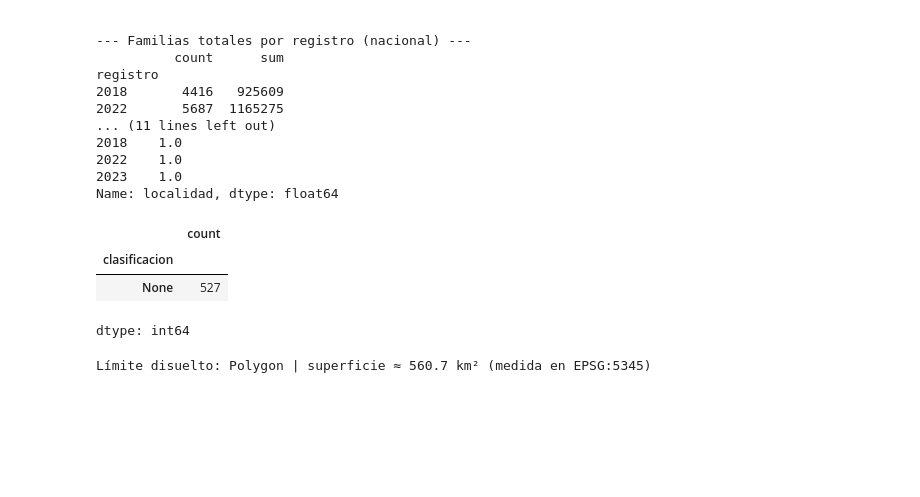
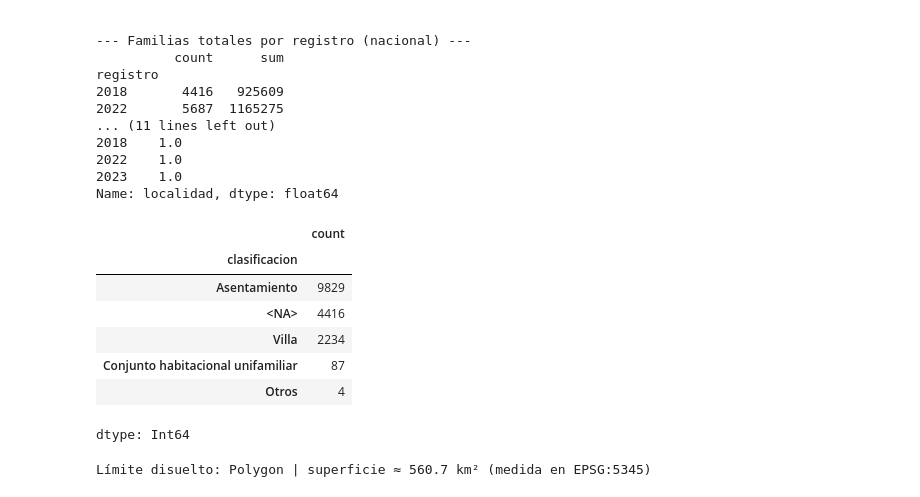
Before and after one commit to Camilamop/RENABAP, a Jupyter notebook: renabap.ipynb, the cells around one changed output. Saved outputs shown, nothing was run; the diff lists cells and outputs as text; code cells hidden in the pictures; blank space fills up the shorter version.

```diff
--- a/renabap.ipynb
+++ b/renabap.ipynb
@@ -56,7 +56,7 @@ MAPEO = {
         "superficie_m2": "superficie_m2",
         "decada_de_creacion": "decada_creacion",
         "cantidad_viviendas_aproximadas": "cant_viviendas",
-        "clasificacion": "clasificacion",
+        "clasificacion_barrio": "clasificacion",
         "WKT": "wkt",
     },
     2023: {
@@ -101,7 +101,7 @@ def normalizar_decada(serie_cruda: pd.Series) -> pd.Series: #  'Década 1990' y
 
 def colapsar_clasificacion(serie: pd.Series) -> pd.Series:
     s = serie.astype("string").str.strip()
-    fuera = ~s.isin(["Asentamiento", "Villa"]) & s.notna()
+    fuera = ~s.isin(["Asentamiento", "Villa","Conjunto habitacional unifamiliar", "Conjunto habitacional degradado"]) & s.notna()
     return s.mask(fuera, "Otros")
 
 def armonizar(anio: int, df: pd.DataFrame) -> pd.DataFrame:
@@ -249,12 +249,16 @@ registro
 2023    1.0
 Name: localidad, dtype: float64
 # %%
-df['clasificacion'].value_counts(dropna=False)
+maestra['clasificacion'].value_counts(dropna=False)
 # %% [output]
 |  | count |
 | clasificacion |  |
-| None | 527 |
+| Asentamiento | 9829 |
+| <NA> | 4416 |
+| Villa | 2234 |
+| Conjunto habitacional unifamiliar | 87 |
+| Otros | 4 |
-dtype: int64
+dtype: Int64
 # %%
 # CELDA 6
 # Imports, rutas y parámetros
```
Also changed, not shown: parts of 5 cells of this notebook.
